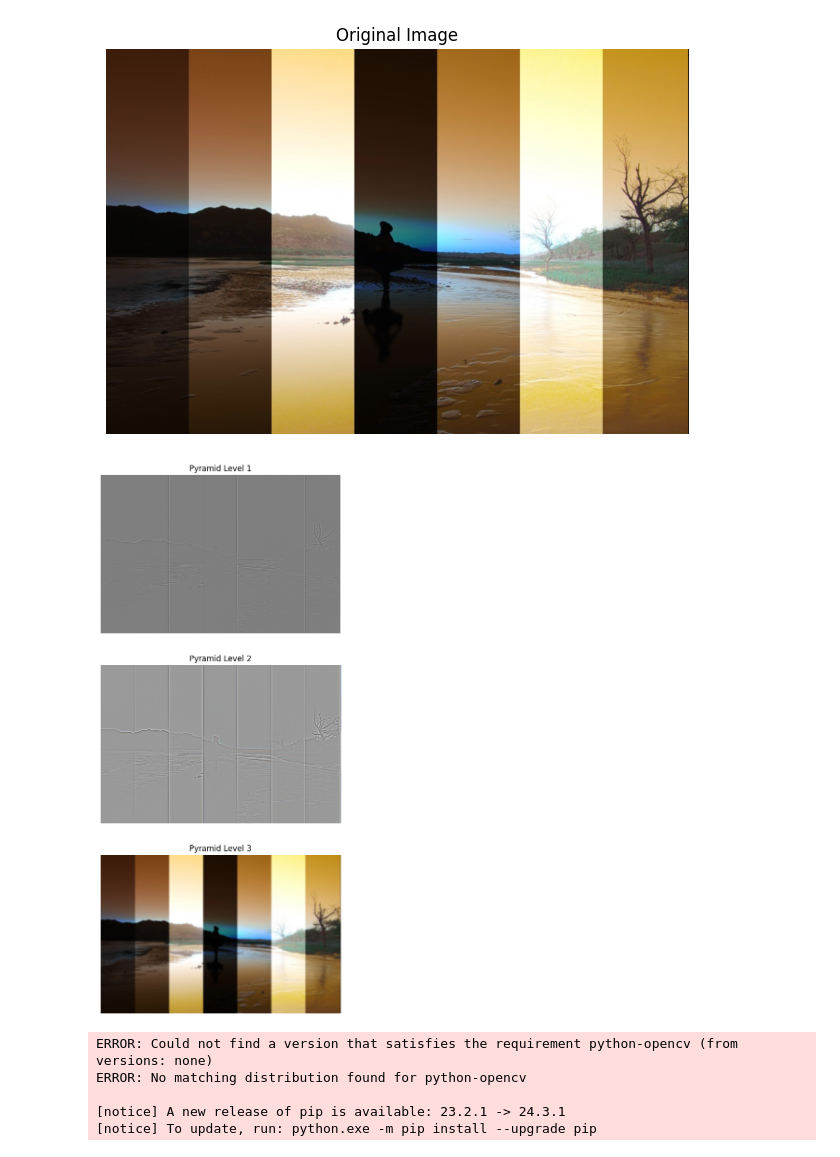
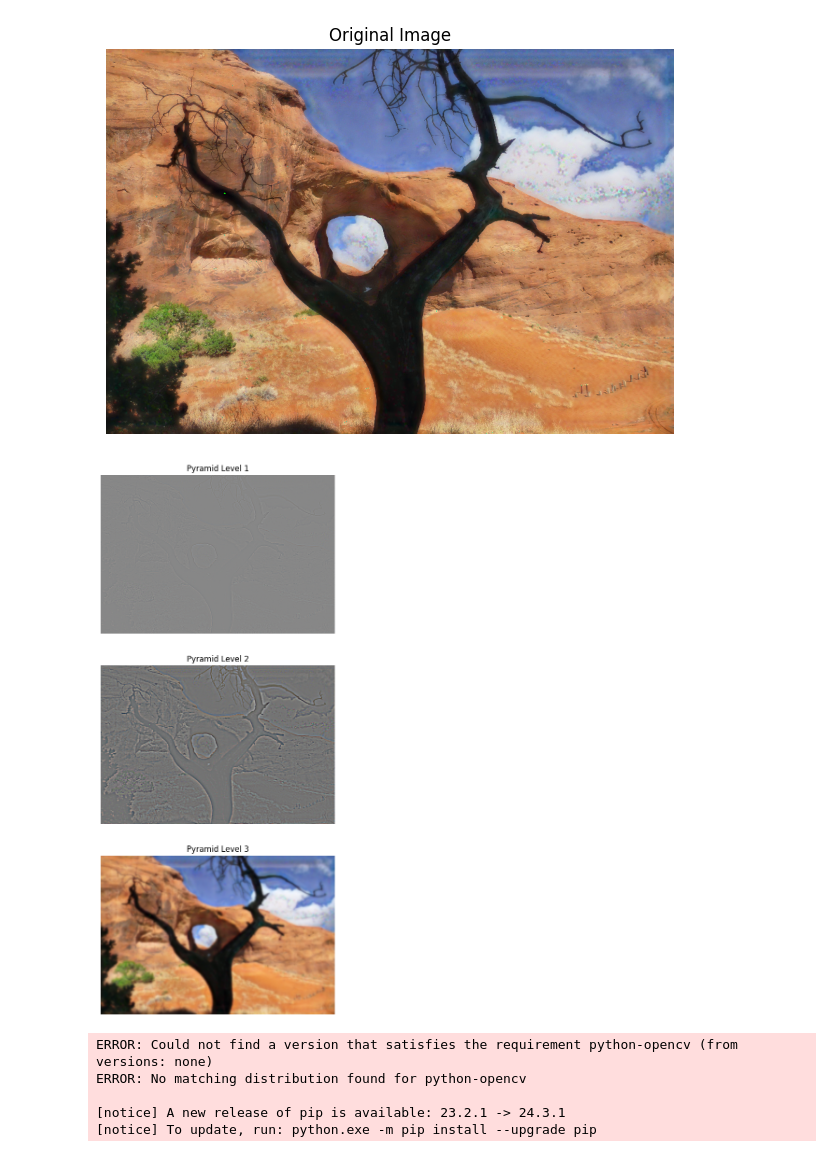
Before and after one commit to krish0674/LapLoss, a Jupyter notebook: tryinit.ipynb, the cells around one changed output. Drawn from its saved outputs; the diff is of its cells as text; code cells hidden in the pictures.

```diff
--- a/tryinit.ipynb
+++ b/tryinit.ipynb
@@ -76,7 +76,7 @@ kernel = kernel.repeat(3, 1, 1, 1)
 
 # Function to load an image and preprocess it
 def load_image(image_path, device):
-    img = cv2.imread(image_path)
+    img = Image.open(image_path).convert("RGB")  # Ensure the image is in RGB format
     transform = transforms.Compose([
         transforms.ToTensor()
     ])
@@ -86,7 +86,7 @@ def load_image(image_path, device):
     return img, img_tensor
 
 # Visualize the pyramid
-def visualize_and_save_pyramid(pyramid, save_path=r"C:/Users/KRISH DIDWANIA/Desktop/Lucid_images/"):
+def visualize_and_save_pyramid(pyramid, save_path=r"C:/Users/KRISH DIDWANIA/Desktop/Lucid_images/Output/"):
     num_levels = len(pyramid)
     plt.figure(figsize=(15, 5 * num_levels))
     for i, level in enumerate(pyramid):
@@ -97,37 +97,40 @@ def visualize_and_save_pyramid(pyramid, save_path=r"C:/Users/KRISH DIDWANIA/Desk
 
         # Save the image
         save_name = f"{save_path}_level_{i+1}.png"
         cv2.imwrite(save_name, cv2.cvtColor(level_img, cv2.COLOR_RGB2BGR))
 
         # Display the image
         plt.subplot(num_levels, 1, i + 1)
         plt.imshow(level_img)
         plt.title(f'Pyramid Level {i+1}')
         plt.axis('off')
     plt.show()
 
 
 if __name__ == "__main__":
     device = torch.device('cuda' if torch.cuda.is_available() else 'cpu')
 
-    image_path = "/kaggle/input/sice-grad-and-sice-mix/SICEGM/SICE_Reshape/Part1_1.JPG"
+    image_path = r"C:\Users\KRISH DIDWANIA\Desktop\Lucid_images\Output\output_image_3.png"
     original_img, img_tensor = load_image(image_path, device)
 
     lap_pyramid = Lap_Pyramid_Conv(num_high=2, device=device).to(device)
 
     # Decompose the image into the pyramid
     pyramid1 = lap_pyramid.pyramid_decom(img_tensor)
 
+    # Display the original image
     plt.figure(figsize=(10, 5))
-    plt.imshow(original_img)
+    plt.imshow(original_img)  # PIL image is directly supported by plt.imshow
     plt.title("Original Image")
+
     plt.axis('off')
     plt.show()
 
+    # Visualize and save the pyramid levels
     visualize_and_save_pyramid(pyramid1)
 # %% [output]
-[figure, old version]
+[figure, new version]
-[figure, old version]
+[figure, new version]
 # %%
 # %% [output]
 ERROR: Could not find a version that satisfies the requirement python-opencv (from versions: none)
```
Also changed, not shown: 1 other file.
